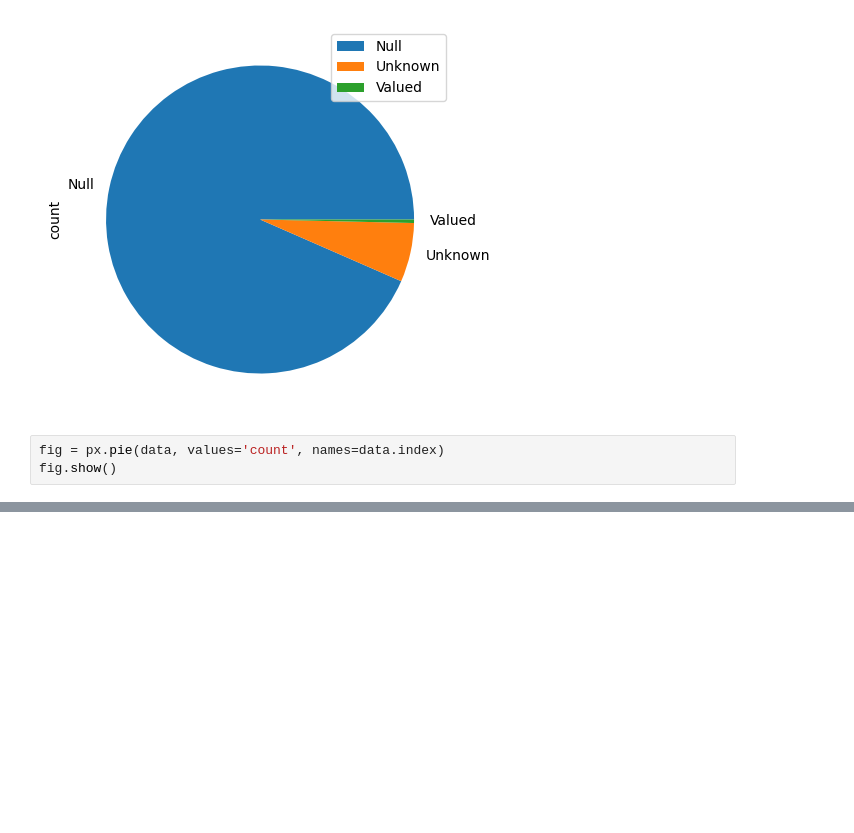
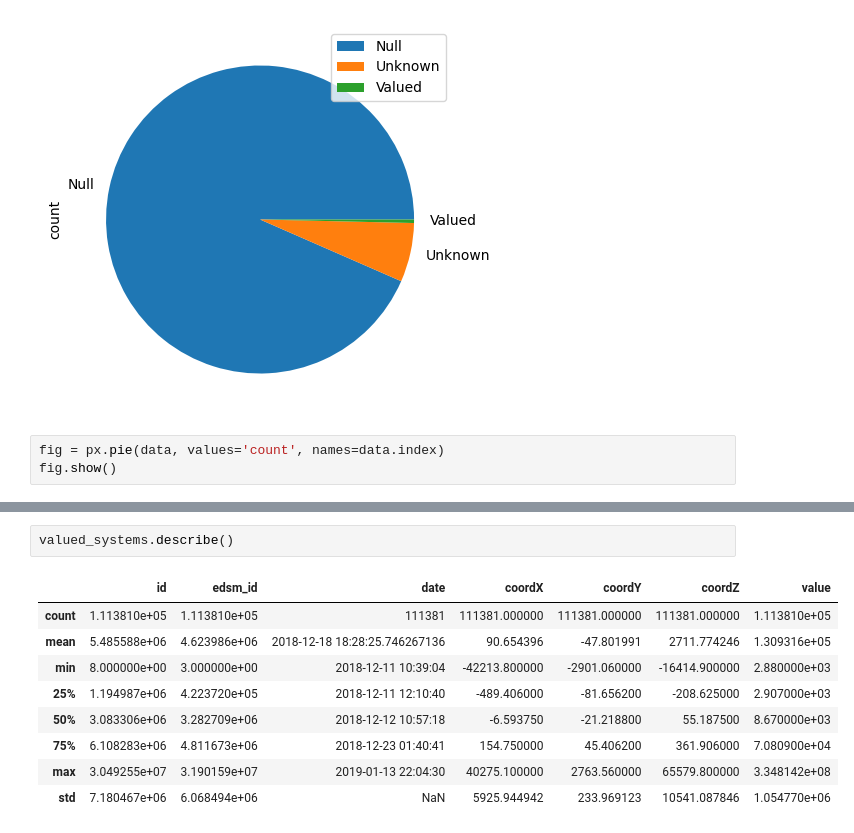
Before and after one commit to jb-lafon/ED-Flask, a Jupyter notebook: jupyter/Systems.ipynb, the cells around one changed output, grey strips where cells are left out. Saved outputs shown, nothing was run; the diff lists cells and outputs as text; blank space fills up the shorter version.

```diff
--- a/jupyter/Systems.ipynb
+++ b/jupyter/Systems.ipynb
@@ -40,0 +83,12 @@ fig.show()
+# %%
+valued_systems.describe()
+# %% [output]
+|  | id | edsm_id | date | coordX | coordY | coordZ | value |
+| count | 1.113810e+05 | 1.113810e+05 | 111381 | 111381.000000 | 111381.000000 | 111381.000000 | 1.113810e+05 |
+| mean | 5.485588e+06 | 4.623986e+06 | 2018-12-18 18:28:25.746267136 | 90.654396 | -47.801991 | 2711.774246 | 1.309316e+05 |
+| min | 8.000000e+00 | 3.000000e+00 | 2018-12-11 10:39:04 | -42213.800000 | -2901.060000 | -16414.900000 | 2.880000e+03 |
+| 25% | 1.194987e+06 | 4.223720e+05 | 2018-12-11 12:10:40 | -489.406000 | -81.656200 | -208.625000 | 2.907000e+03 |
+| 50% | 3.083306e+06 | 3.282709e+06 | 2018-12-12 10:57:18 | -6.593750 | -21.218800 | 55.187500 | 8.670000e+03 |
+| 75% | 6.108283e+06 | 4.811673e+06 | 2018-12-23 01:40:41 | 154.750000 | 45.406200 | 361.906000 | 7.080900e+04 |
+| max | 3.049255e+07 | 3.190159e+07 | 2019-01-13 22:04:30 | 40275.100000 | 2763.560000 | 65579.800000 | 3.348142e+08 |
+| std | 7.180467e+06 | 6.068494e+06 | NaN | 5925.944942 | 233.969123 | 10541.087846 | 1.054770e+06 |
```
Also changed, not shown: parts of 9 cells of this notebook.
